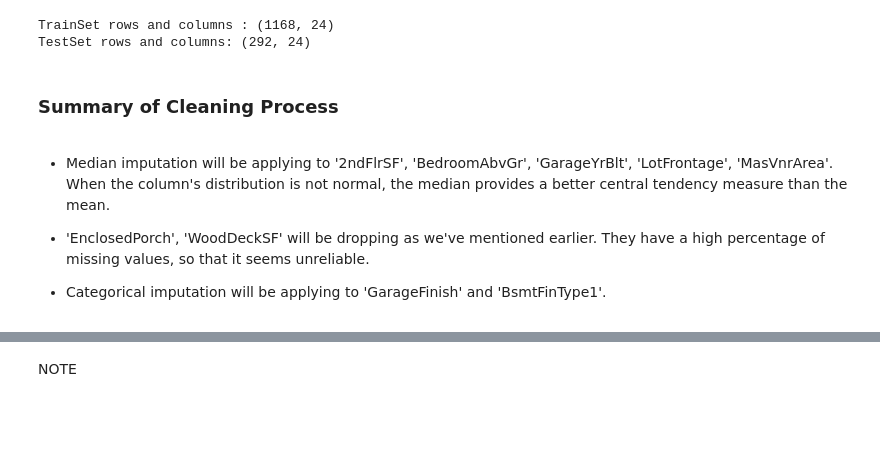
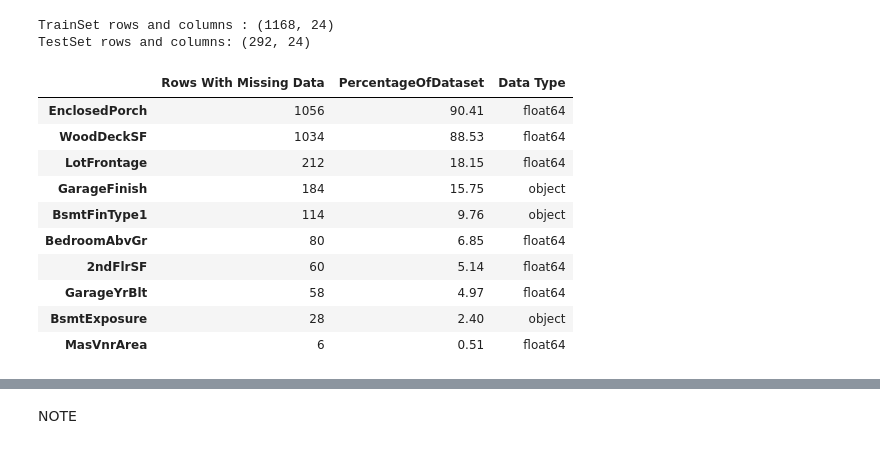
Before and after one commit to aksurcos/P5-Heritage-Housing, a Jupyter notebook: jupyter_notebooks/03_data_cleaning.ipynb, the cells around one changed output, grey strips where cells are left out. Saved outputs shown, nothing was run; the diff lists cells and outputs as text; code cells hidden in the pictures; blank space fills up the shorter version.

```diff
--- a/jupyter_notebooks/03_data_cleaning.ipynb
+++ b/jupyter_notebooks/03_data_cleaning.ipynb
@@ -196,10 +201,18 @@ print(f"TrainSet rows and columns : {TrainSet.shape} \nTestSet rows and columns:
 # %% [output]
 TrainSet rows and columns : (1168, 24)
 TestSet rows and columns: (292, 24)
-# %% [markdown]
-### Summary of Cleaning Process
-# %% [markdown]
-- Median imputation will be applying to '2ndFlrSF', 'BedroomAbvGr', 'GarageYrBlt', 'LotFrontage', 'MasVnrArea'. When the column's distribution is not normal, the median provides a better central tendency measure than the mean.
-- 'EnclosedPorch', 'WoodDeckSF' will be dropping as we've mentioned earlier. They have a high percentage of missing values, so that it seems unreliable.
-
-- Categorical imputation will be applying to 'GarageFinish' and 'BsmtFinType1'.
+# %%
+df_missing_data = EvaluateMissingData(TrainSet)
+df_missing_data
+# %% [output]
+|  | Rows With Missing Data | PercentageOfDataset | Data Type |
+| EnclosedPorch | 1056 | 90.41 | float64 |
+| WoodDeckSF | 1034 | 88.53 | float64 |
+| LotFrontage | 212 | 18.15 | float64 |
+| GarageFinish | 184 | 15.75 | object |
+| BsmtFinType1 | 114 | 9.76 | object |
+| BedroomAbvGr | 80 | 6.85 | float64 |
+| 2ndFlrSF | 60 | 5.14 | float64 |
+| GarageYrBlt | 58 | 4.97 | float64 |
+| BsmtExposure | 28 | 2.40 | object |
+| MasVnrArea | 6 | 0.51 | float64 |
```
Also changed, not shown: parts of 26 cells of this notebook, 3 other files.
